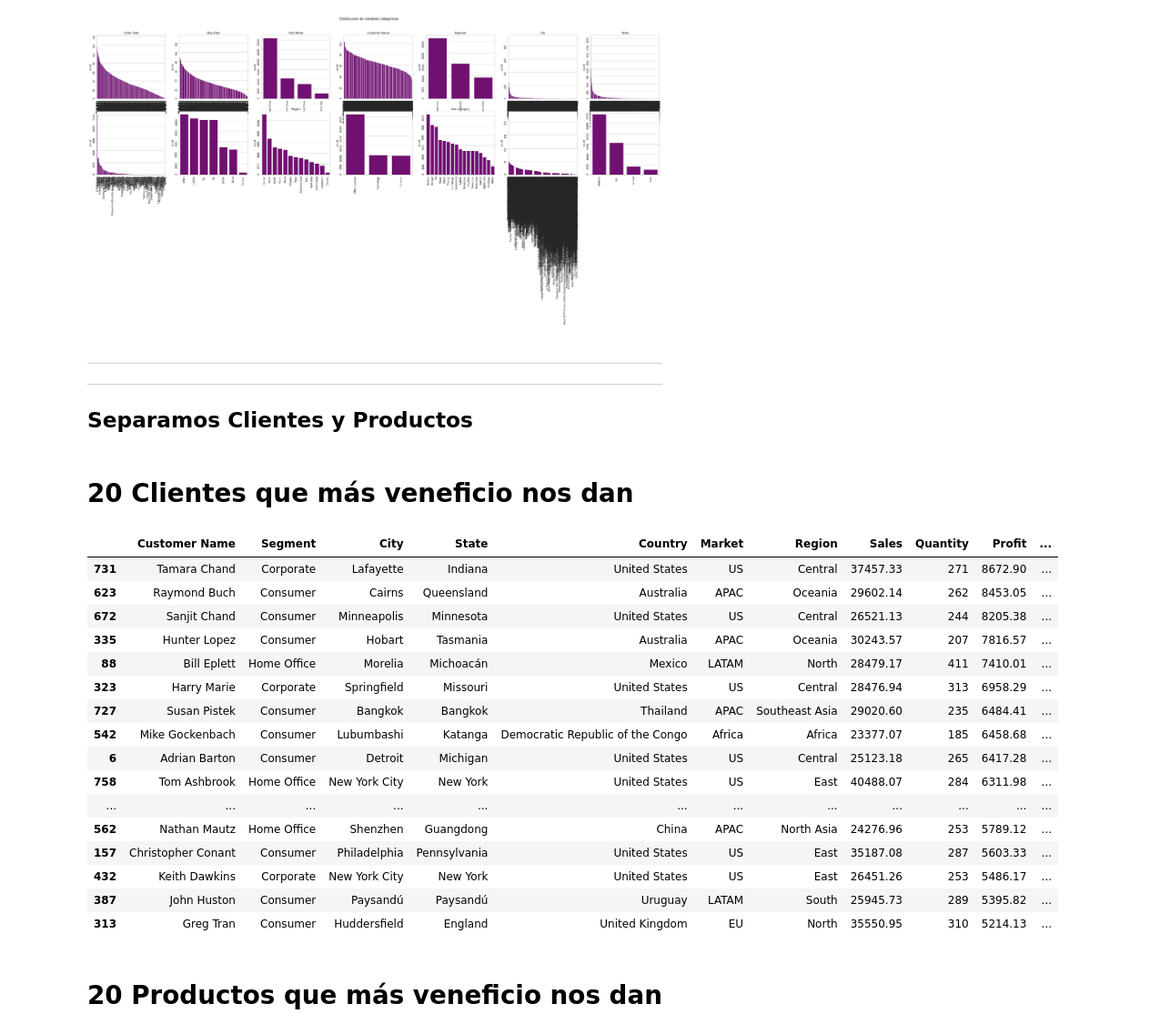
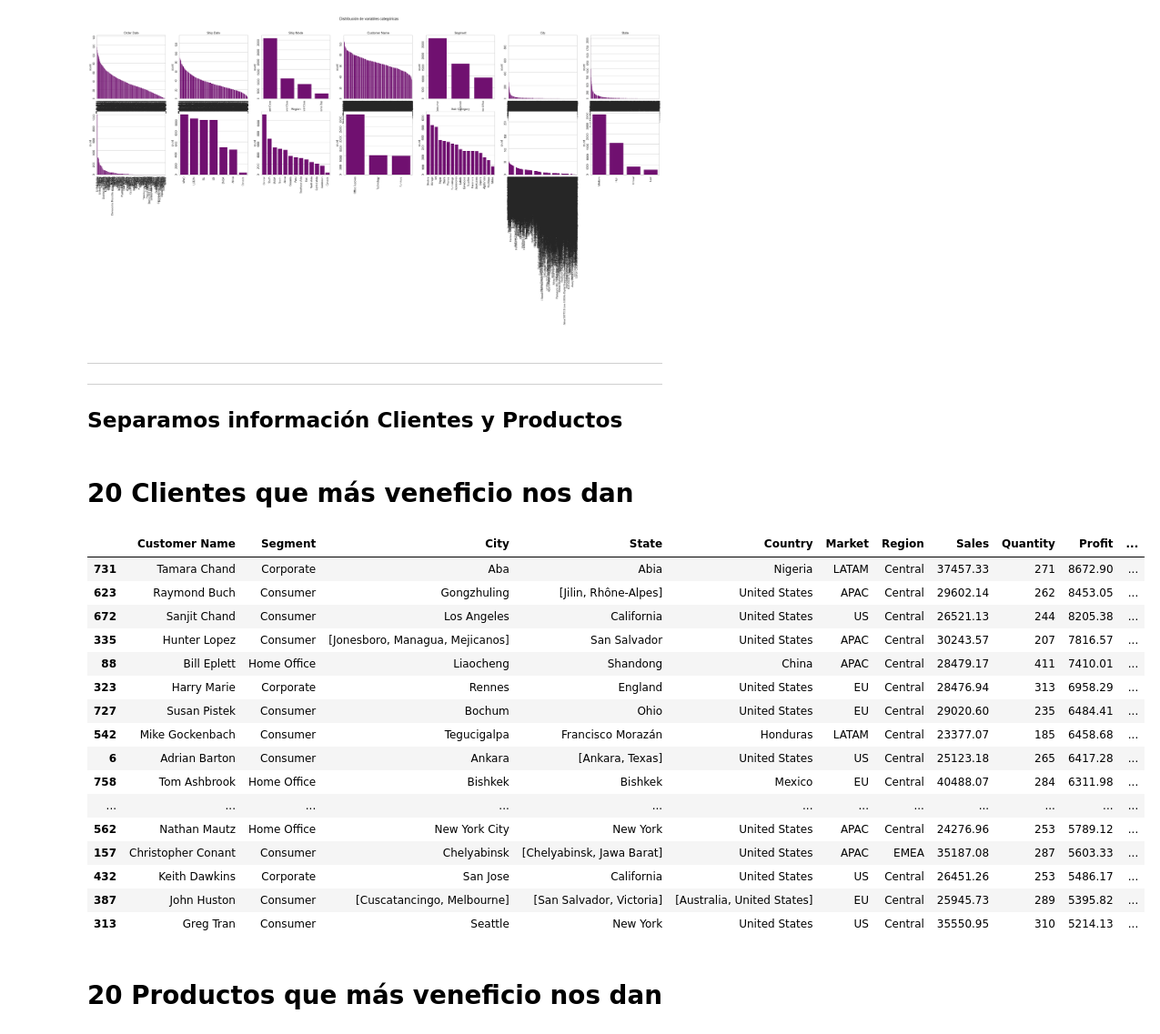
Before and after one commit to joseluisalmendral/Proyecto9_Clustering_Predicciones, a Jupyter notebook: notebooks/1_EDA.ipynb, the cells around one changed output. Shown at 91% size. Cells and saved outputs as stored; diff of their text form; code cells hidden in the pictures.

```diff
--- a/notebooks/1_EDA.ipynb
+++ b/notebooks/1_EDA.ipynb
@@ -114,43 +118,43 @@ vis.plot_categoricas(color='purple')
 # %% [markdown]
 ---
 ---
-## Separamos Clientes y Productos
+## Separamos información Clientes y Productos
 # %%
 df_clientes = df.groupby('Customer Name').agg({
-    'Segment': 'first',
-    'City': 'first',
-    'State': 'first',
-    'Country': 'first',
-    'Market': 'first',
-    'Region': 'first',
+    'Segment': pd.Series.mode,
+    'City': pd.Series.mode,
+    'State': pd.Series.mode,
+    'Country': pd.Series.mode,
+    'Market': pd.Series.mode,
+    'Region': pd.Series.mode,
     'Sales': 'sum',
     'Quantity': 'sum',
     'Profit': 'sum',
     'Discount': 'mean',
     'Shipping Cost': 'mean',
     'Order ID': 'count'
 }).rename(columns={'Order ID': 'Num Orders'}).reset_index().sort_values(by='Profit', ascending=False)
 
 display(HTML('<h1>20 Clientes que más veneficio nos dan</h1>'))
 df_clientes[:20]
 # %% [output]
 20 Clientes que más veneficio nos dan
 |  | Customer Name | Segment | City | State | Country | Market | Region | Sales | Quantity | Profit | ... |
-| 731 | Tamara Chand | Corporate | Lafayette | Indiana | United States | US | Central | 37457.33 | 271 | 8672.90 | ... |
-| 623 | Raymond Buch | Consumer | Cairns | Queensland | Australia | APAC | Oceania | 29602.14 | 262 | 8453.05 | ... |
-| 672 | Sanjit Chand | Consumer | Minneapolis | Minnesota | United States | US | Central | 26521.13 | 244 | 8205.38 | ... |
-| 335 | Hunter Lopez | Consumer | Hobart | Tasmania | Australia | APAC | Oceania | 30243.57 | 207 | 7816.57 | ... |
-| 88 | Bill Eplett | Home Office | Morelia | Michoacán | Mexico | LATAM | North | 28479.17 | 411 | 7410.01 | ... |
-| 323 | Harry Marie | Corporate | Springfield | Missouri | United States | US | Central | 28476.94 | 313 | 6958.29 | ... |
-| 727 | Susan Pistek | Consumer | Bangkok | Bangkok | Thailand | APAC | Southeast Asia | 29020.60 | 235 | 6484.41 | ... |
-| 542 | Mike Gockenbach | Consumer | Lubumbashi | Katanga | Democratic Republic of the Congo | Africa | Africa | 23377.07 | 185 | 6458.68 | ... |
-| 6 | Adrian Barton | Consumer | Detroit | Michigan | United States | US | Central | 25123.18 | 265 | 6417.28 | ... |
-| 758 | Tom Ashbrook | Home Office | New York City | New York | United States | US | East | 40488.07 | 284 | 6311.98 | ... |
+| 731 | Tamara Chand | Corporate | Aba | Abia | Nigeria | LATAM | Central | 37457.33 | 271 | 8672.90 | ... |
+| 623 | Raymond Buch | Consumer | Gongzhuling | [Jilin, Rhône-Alpes] | United States | APAC | Central | 29602.14 | 262 | 8453.05 | ... |
+| 672 | Sanjit Chand | Consumer | Los Angeles | California | United States | US | Central | 26521.13 | 244 | 8205.38 | ... |
+| 335 | Hunter Lopez | Consumer | [Jonesboro, Managua, Mejicanos] | San Salvador | United States | APAC | Central | 30243.57 | 207 | 7816.57 | ... |
+| 88 | Bill Eplett | Home Office | Liaocheng | Shandong | China | APAC | Central | 28479.17 | 411 | 7410.01 | ... |
+| 323 | Harry Marie | Corporate | Rennes | England | United States | EU | Central | 28476.94 | 313 | 6958.29 | ... |
+| 727 | Susan Pistek | Consumer | Bochum | Ohio | United States | EU | Central | 29020.60 | 235 | 6484.41 | ... |
+| 542 | Mike Gockenbach | Consumer | Tegucigalpa | Francisco Morazán | Honduras | LATAM | Central | 23377.07 | 185 | 6458.68 | ... |
+| 6 | Adrian Barton | Consumer | Ankara | [Ankara, Texas] | United States | US | Central | 25123.18 | 265 | 6417.28 | ... |
+| 758 | Tom Ashbrook | Home Office | Bishkek | Bishkek | Mexico | EU | Central | 40488.07 | 284 | 6311.98 | ... |
 | ... | ... | ... | ... | ... | ... | ... | ... | ... | ... | ... | ... |
-| 562 | Nathan Mautz | Home Office | Shenzhen | Guangdong | China | APAC | North Asia | 24276.96 | 253 | 5789.12 | ... |
-| 157 | Christopher Conant | Consumer | Philadelphia | Pennsylvania | United States | US | East | 35187.08 | 287 | 5603.33 | ... |
-| 432 | Keith Dawkins | Corporate | New York City | New York | United States | US | East | 26451.26 | 253 | 5486.17 | ... |
-| 387 | John Huston | Consumer | Paysandú | Paysandú | Uruguay | LATAM | South | 25945.73 | 289 | 5395.82 | ... |
-| 313 | Greg Tran | Consumer | Huddersfield | England | United Kingdom | EU | North | 35550.95 | 310 | 5214.13 | ... |
+| 562 | Nathan Mautz | Home Office | New York City | New York | United States | APAC | Central | 24276.96 | 253 | 5789.12 | ... |
+| 157 | Christopher Conant | Consumer | Chelyabinsk | [Chelyabinsk, Jawa Barat] | United States | APAC | EMEA | 35187.08 | 287 | 5603.33 | ... |
+| 432 | Keith Dawkins | Corporate | San Jose | California | United States | US | Central | 26451.26 | 253 | 5486.17 | ... |
+| 387 | John Huston | Consumer | [Cuscatancingo, Melbourne] | [San Salvador, Victoria] | [Australia, United States] | EU | Central | 25945.73 | 289 | 5395.82 | ... |
+| 313 | Greg Tran | Consumer | Seattle | New York | United States | US | Central | 35550.95 | 310 | 5214.13 | ... |
 # %%
 df_productos = df.groupby('Product Name').agg({
```
Also changed, not shown: parts of 15 cells of this notebook, 10 other files.
